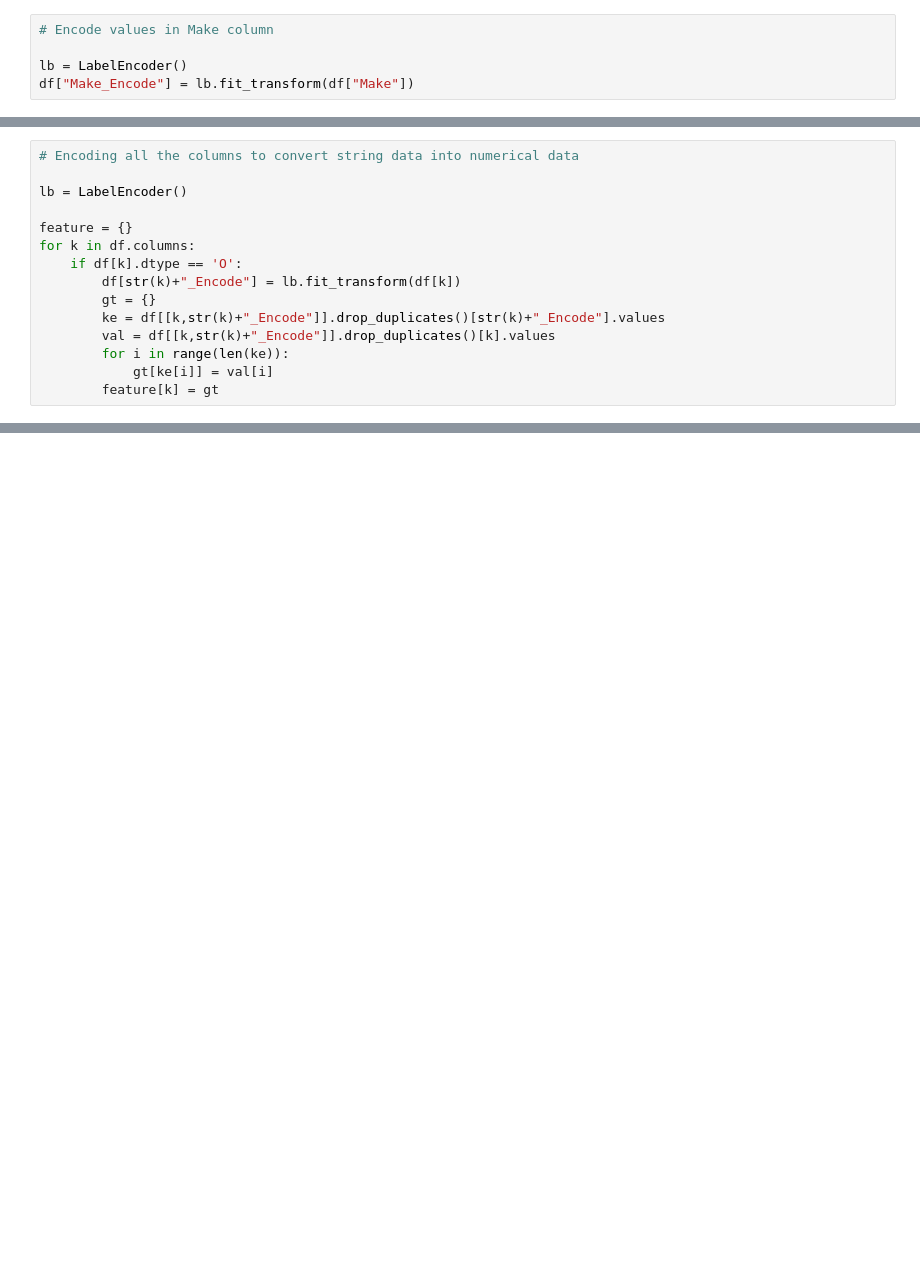
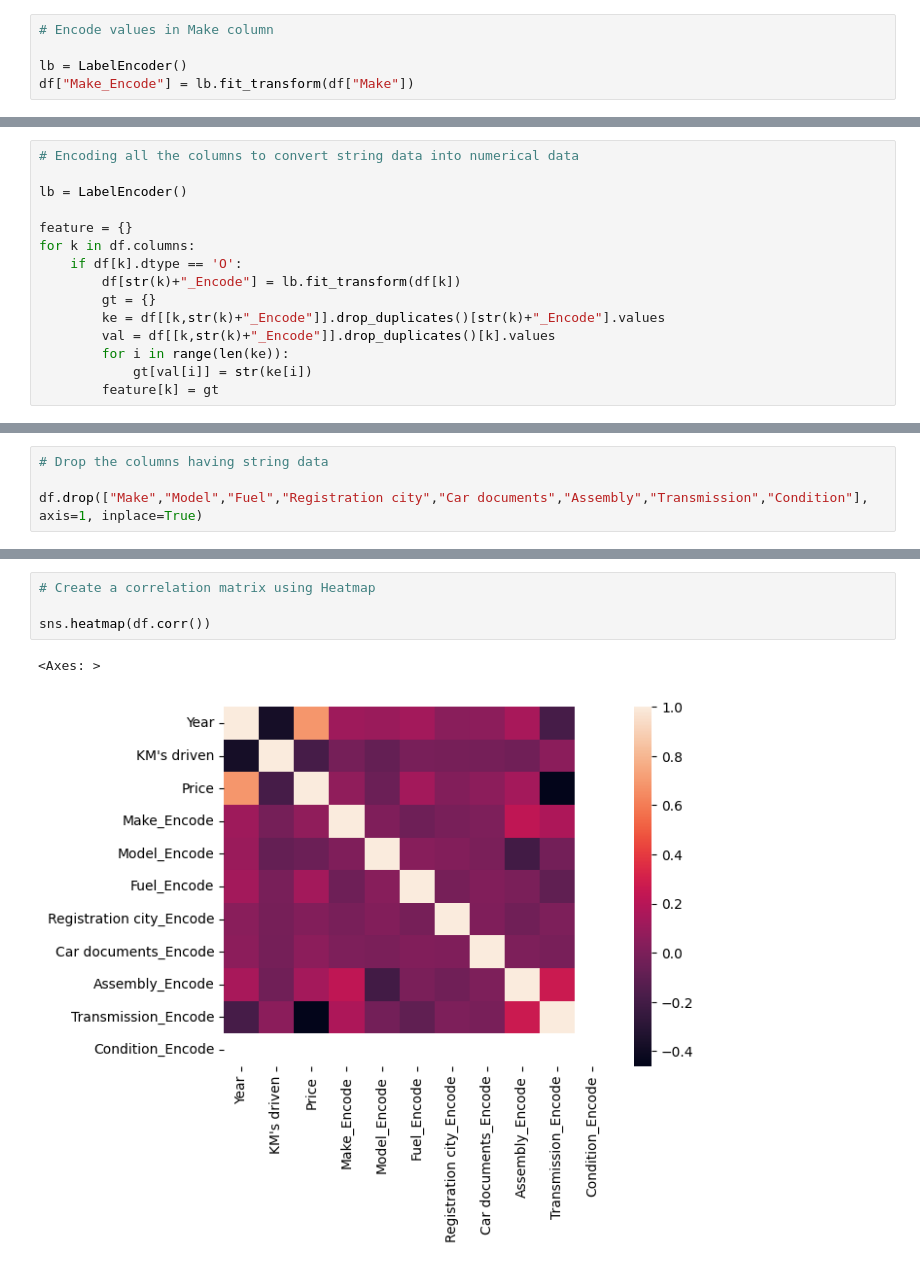
Before and after one commit to AbhishekPednekar397/OLX, a Jupyter notebook: dataanalysis.ipynb, the cells around one changed output, grey strips where cells are left out. Saved outputs shown, nothing was run; the diff lists cells and outputs as text; blank space fills up the shorter version.

```diff
--- a/dataanalysis.ipynb
+++ b/dataanalysis.ipynb
@@ -69,5 +50,5 @@ for k in df.columns:
         ke = df[[k,str(k)+"_Encode"]].drop_duplicates()[str(k)+"_Encode"].values
         val = df[[k,str(k)+"_Encode"]].drop_duplicates()[k].values
         for i in range(len(ke)):
-            gt[ke[i]] = val[i]
+            gt[val[i]] = str(ke[i])
         feature[k] = gt
@@ -73,0 +104,4 @@ for k in df.columns:
+# %%
+# Drop the columns having string data
+
+df.drop(["Make","Model","Fuel","Registration city","Car documents","Assembly","Transmission","Condition"], axis=1, inplace=True)
@@ -73,0 +129,7 @@ for k in df.columns:
+# %%
+# Create a correlation matrix using Heatmap
+
+sns.heatmap(df.corr())
+# %% [output]
+<Axes: >
+[figure, added]
```
Also changed, not shown: parts of 26 cells of this notebook, 5 other files.
